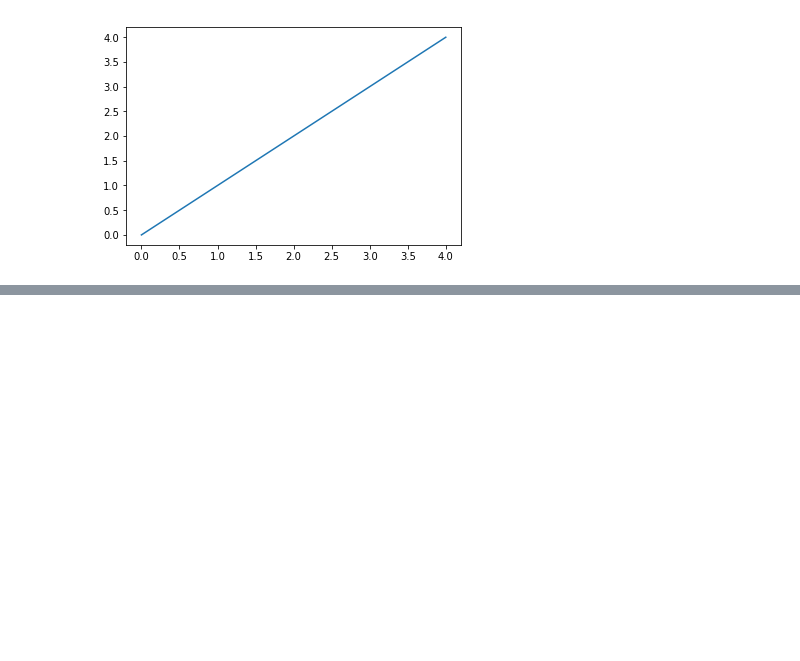
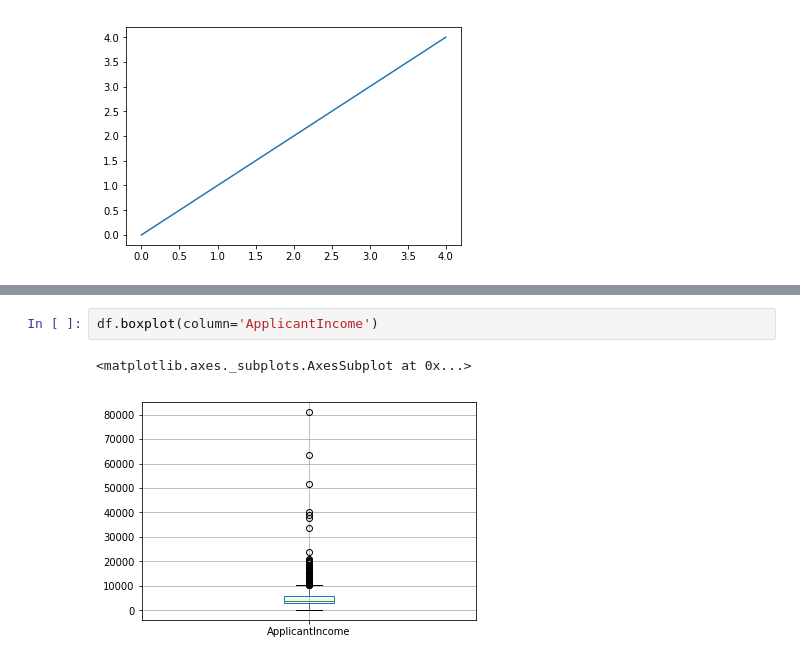
Before and after one commit to prateek-ap/Loan-Prediction-Problem, a Jupyter notebook: loan_prediction.ipynb, the cells around one changed output, grey strips where cells are left out. Cells and saved outputs as stored; diff of their text form; blank space fills up the shorter version.

```diff
--- a/loan_prediction.ipynb
+++ b/loan_prediction.ipynb
@@ -43,0 +62,5 @@ df.describe()
+# %%
+df.boxplot(column='ApplicantIncome')
+# %% [output]
+<matplotlib.axes._subplots.AxesSubplot at 0x...>
+[figure, added]
```
Also changed, not shown: parts of 12 cells of this notebook.
